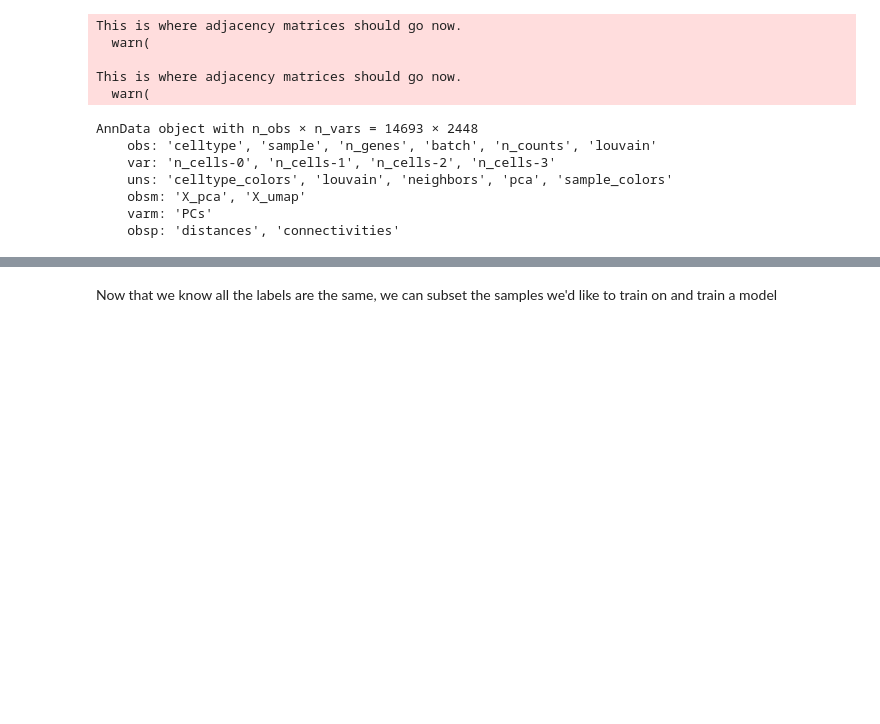
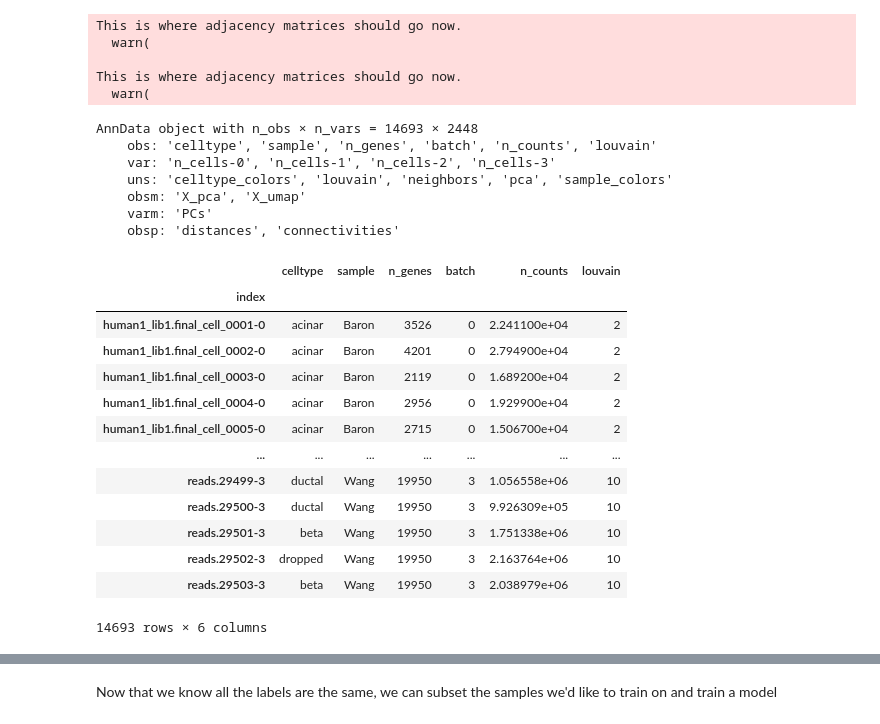
Before and after one commit to braingeneers/SIMS, a Jupyter notebook: notebooks/pacreas_model_test.ipynb, the cells around one changed output, grey strips where cells are left out. Saved outputs shown, nothing was run; the diff lists cells and outputs as text; code cells hidden in the pictures; blank space fills up the shorter version.

```diff
--- a/notebooks/pacreas_model_test.ipynb
+++ b/notebooks/pacreas_model_test.ipynb
@@ -41,3 +41,20 @@ AnnData object with n_obs × n_vars = 14693 × 2448
     obsm: 'X_pca', 'X_umap'
     varm: 'PCs'
     obsp: 'distances', 'connectivities'
+# %%
+data.obs
+# %% [output]
+|  | celltype | sample | n_genes | batch | n_counts | louvain |
+| index |  |  |  |  |  |  |
+| human1_lib1.final_cell_0001-0 | acinar | Baron | 3526 | 0 | 2.241100e+04 | 2 |
+| human1_lib1.final_cell_0002-0 | acinar | Baron | 4201 | 0 | 2.794900e+04 | 2 |
+| human1_lib1.final_cell_0003-0 | acinar | Baron | 2119 | 0 | 1.689200e+04 | 2 |
+| human1_lib1.final_cell_0004-0 | acinar | Baron | 2956 | 0 | 1.929900e+04 | 2 |
+| human1_lib1.final_cell_0005-0 | acinar | Baron | 2715 | 0 | 1.506700e+04 | 2 |
+| ... | ... | ... | ... | ... | ... | ... |
+| reads.29499-3 | ductal | Wang | 19950 | 3 | 1.056558e+06 | 10 |
+| reads.29500-3 | ductal | Wang | 19950 | 3 | 9.926309e+05 | 10 |
+| reads.29501-3 | beta | Wang | 19950 | 3 | 1.751338e+06 | 10 |
+| reads.29502-3 | dropped | Wang | 19950 | 3 | 2.163764e+06 | 10 |
+| reads.29503-3 | beta | Wang | 19950 | 3 | 2.038979e+06 | 10 |
+14693 rows × 6 columns
```
Also changed, not shown: parts of 8 cells of this notebook, 11 other files.
